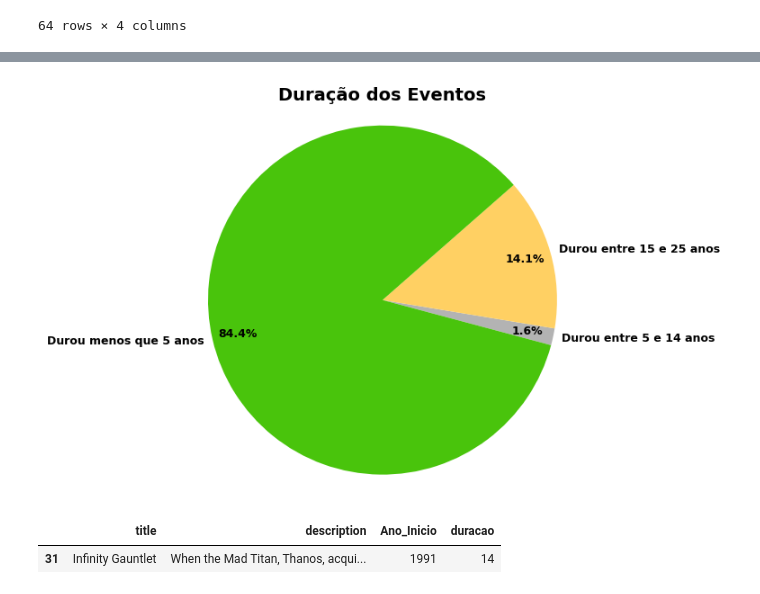
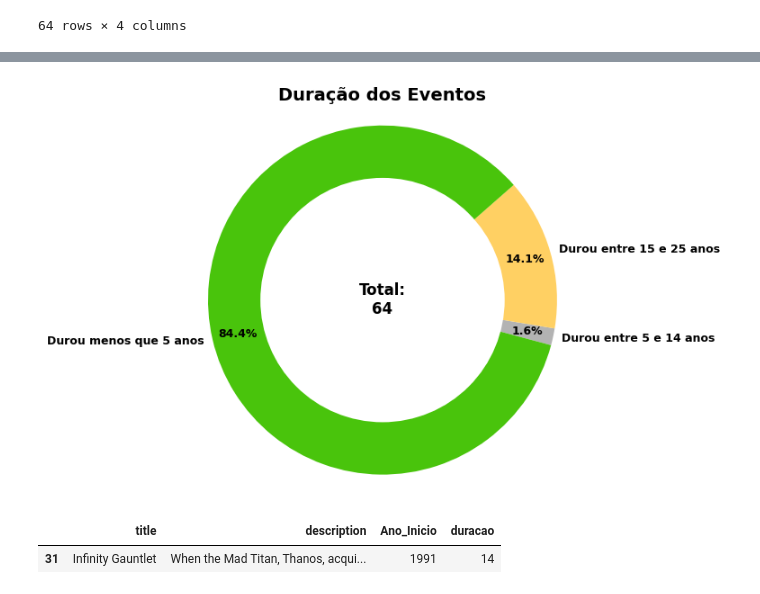
Before and after one commit to thamyrissacamoto/MarvelAPI, a Jupyter notebook: AnalisandoInsights.ipynb, the cells around one changed output, grey strips where cells are left out. Cells and saved outputs as stored; diff of their text form; code cells hidden in the pictures.

```diff
--- a/AnalisandoInsights.ipynb
+++ b/AnalisandoInsights.ipynb
@@ -623,32 +591,44 @@ plt.show()
 # %%
+custom_colors = {
+    "Durou menos que 5 anos": "#49C40C",
+    "Durou entre 5 e 14 anos": "#B3B3B3",
+    "Durou entre 15 e 25 anos": "#FFD063",
+}
+
+
 counts = events['categoria_duracao'].value_counts()
-
 counts = counts.sort_values(ascending=True)
 
 labels = counts.index
 sizes = counts.values
 colors = [custom_colors[label] for label in labels]
 
 fig, ax = plt.subplots()
 
-ax.pie(
+wedges, texts, autotexts = ax.pie(
     sizes,
     labels=labels,
     colors=colors,
     startangle=-15,
     autopct='%1.1f%%',
     pctdistance=0.85,
     labeldistance=1.05,
     textprops={'fontsize': 9, 'fontweight':'bold'}
 )
 
+centre_circle = plt.Circle((0, 0), 0.70, fc='white')
+fig.gca().add_artist(centre_circle)
+
+total = sizes.sum()
+ax.text(0, 0, f'Total:\n{total}', ha='center', va='center', fontsize=12, fontweight='bold')
+
 ax.axis('equal')
 
 plt.title("Duração dos Eventos", fontsize=14, fontweight='bold')
 plt.tight_layout()
 plt.show()
 # %% [output]
-[figure, old version]
+[figure, new version]
 # %%
 events[events["categoria_duracao"] == "Durou entre 5 e 14 anos"][["title", "description", "Ano_Inicio", "duracao"]]
 # %% [output]
```
Also changed, not shown: parts of 13 cells of this notebook.
